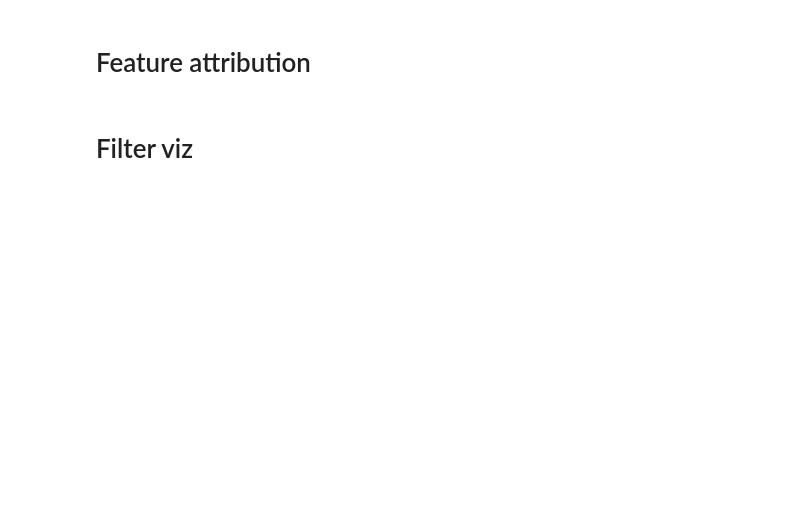
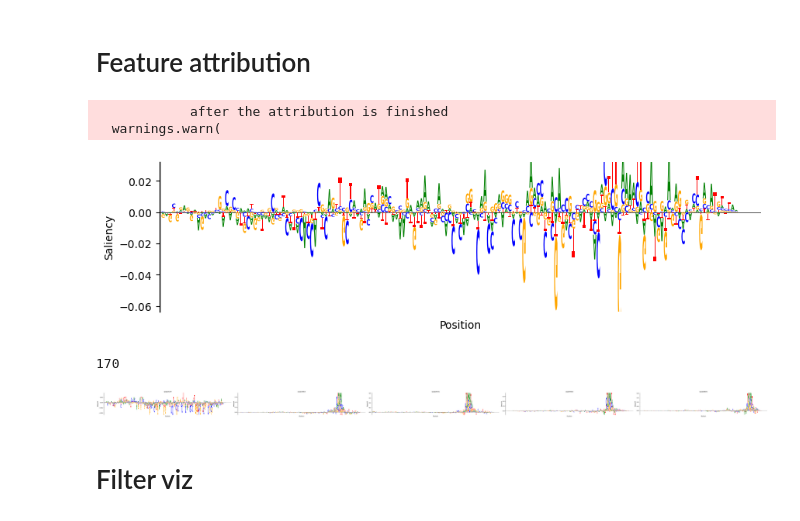
Before and after one commit to ML4GLand/EUGENe_paper, a Jupyter notebook: notebooks/jores21/jores21_interpretation.ipynb, the cells around one changed output. Saved outputs shown, nothing was run; the diff lists cells and outputs as text; code cells hidden in the pictures; blank space fills up the shorter version.

Commit message:
working on interpreting jores21 models

```diff
--- a/notebooks/jores21/jores21_interpretation.ipynb
+++ b/notebooks/jores21/jores21_interpretation.ipynb
@@ -36,12 +41,6 @@ matplotlib.rcParams['ps.fonttype'] = 42
 # %% [markdown]
 # Load in the `leaf`, `proto` and `combined` test `SeqData`s
 # %%
-sdata_leaf = sd.open_zarr(os.path.join(settings.output_dir, f"jores21_leaf_test_predictions.zarr"), mode="w")
+sdata_leaf = sd.open_zarr(os.path.join(settings.output_dir, "leaf", "jores21_leaf_test_predictions.zarr"))
-# %%
-# Load in the preprocessed training data
-sdata_leaf = eu.dl.read(os.path.join(eu.settings.output_dir, "leaf", "leaf_test_predictions.h5sd"))
-sdata_proto = eu.dl.read(os.path.join(eu.settings.output_dir, "proto", "proto_test_predictions.h5sd"))
-sdata_combined = eu.dl.read(os.path.join(eu.settings.output_dir, "combined", "combined_test_predictions.h5sd"))
-sdata_leaf, sdata_proto, sdata_combined
 # %% [markdown]
 # Load the best model
@@ -61,11 +83,2 @@ model, sdata
 # %% [markdown]
 # Feature attribution
-# %%
-# Run three saliency feature attribution methods across all sequences
-saliency_methods = ["InputXGradient", "DeepLift", "GradientSHAP"]
-for method in saliency_methods:
-    eu.interpret.feature_attribution_sdata(
-        model=model,
-        sdata=sdata,
-        method=method
-    )
@@ -71,0 +141,20 @@ for method in saliency_methods:
+# %%
+attribute_sdata(
+    model,
+    sdata,
+    method="DeepLift",
+    reference_type="gc",
+    transforms={"ohe_seq": lambda x: torch.tensor(x, dtype=torch.float32).permute(0, 2, 1)}
+)
+# %% [output]
+            after the attribution is finished
+  warnings.warn(
+# %%
+seq_id = "seq00000"
+pl.seq_track(
+    sdata,
+    seq_id,
+    attrs_key="DeepLift_attrs",
+)
+# %% [output]
+[figure, added]
@@ -72,15 +165,24 @@ for method in saliency_methods:
+# %%
+# Get the length dimension
+example_attr.sizes["length"]
+# %% [output]
+170
 # %%
-# Grab the top10 in terms of predictions to plot tracks for
-top5 = sdata["ssHybrid_trial_5_enrichment_predictions"].sort_values(ascending=False).iloc[:5].index
+# Grab the top 5 in terms of predictions to plot tracks for
+top5_inds = sdata["jores21_cnn_leaf_trial_5_preds"].to_series().sort_values(ascending=False).iloc[:5].index
+top5_ids = sdata["id"][top5_inds].values
+top5_vals = sdata["jores21_cnn_leaf_trial_5_preds"][top5_inds].values
 
-eu.pl.multiseq_track(
+pl.multiseq_track(
     sdata,
-    seq_ids=top5,
-    uns_keys = "DeepLift_imps",
-    ylabels="DeepLift",
+    seq_ids=top5_ids,
+    attrs_keys = "DeepLift_attrs",
+    ylabs="DeepLift",
     height=3,
     width=70,
-    save=os.path.join(eu.settings.figure_dir, f"{name}_best_model_feature_attr.pdf")
+    #save=os.path.join(eu.settings.figure_dir, f"{name}_best_model_feature_attr.pdf")
 )
+# %% [output]
+[figure, added]
 # %% [markdown]
 # Filter viz
```
Also changed, not shown: parts of 28 cells of this notebook, 4 other files.
